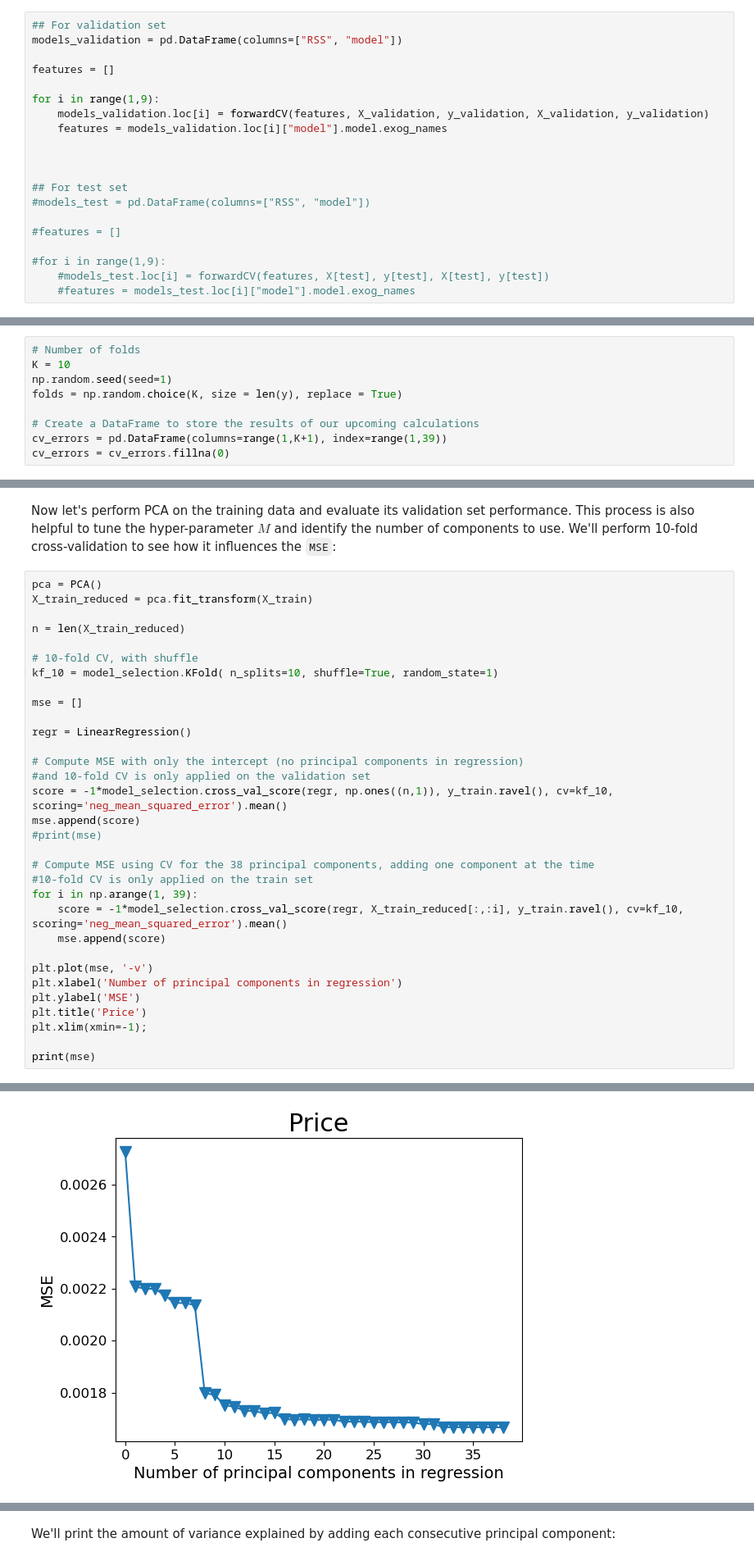
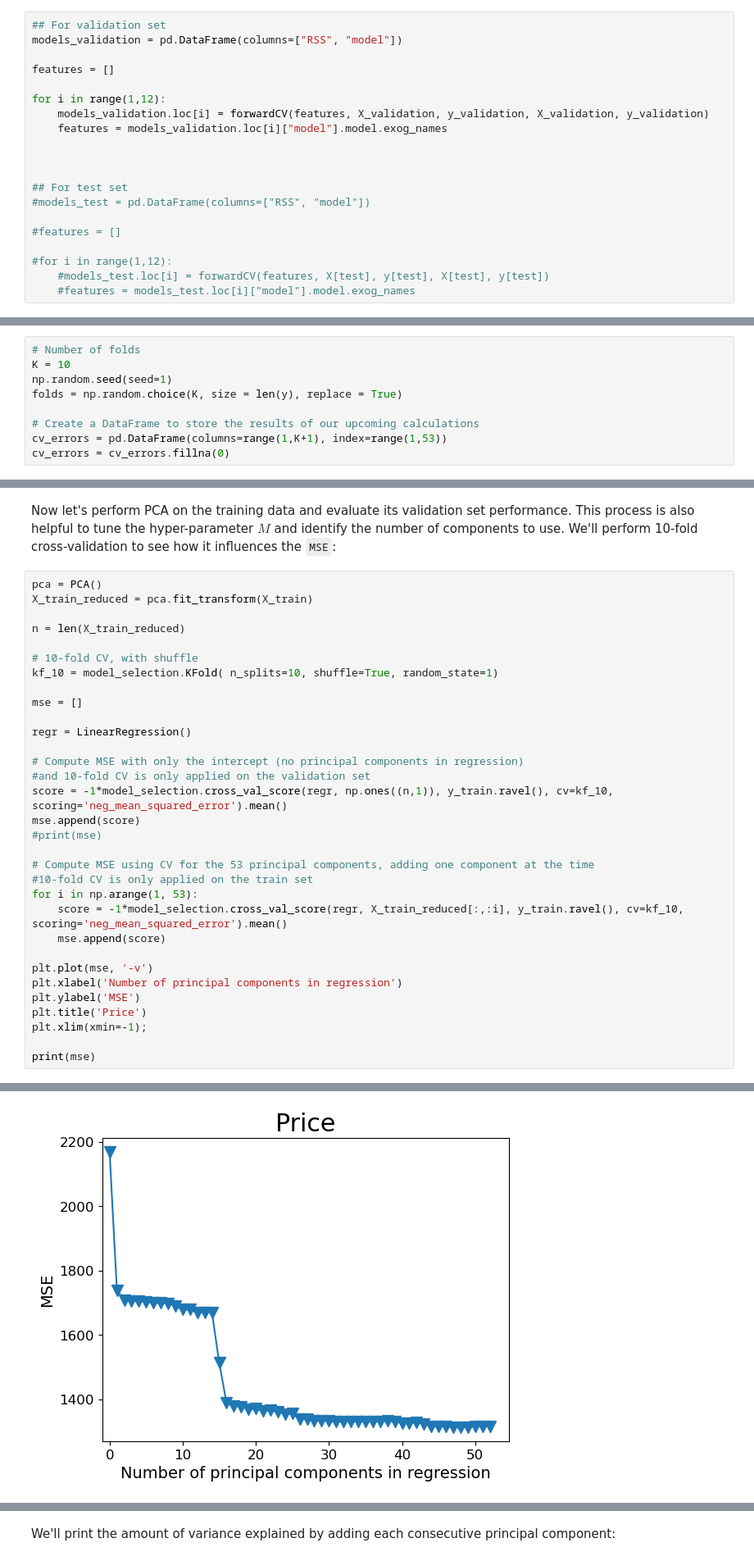
Before and after one commit to AlbanemchtCs/ml-project, a Jupyter notebook: preprocessing/dimensionality_reduction/reducdim.ipynb, the cells around one changed output, grey strips where cells are left out. Shown at 82% size. Drawn from its saved outputs; the diff is of its cells as text.

Commit message:
Results changed due to a modification in data_cleaning

```diff
--- a/preprocessing/dimensionality_reduction/reducdim.ipynb
+++ b/preprocessing/dimensionality_reduction/reducdim.ipynb
@@ -661,7 +643,7 @@ models_validation = pd.DataFrame(columns=["RSS", "model"])
 
 features = []
 
-for i in range(1,9):
+for i in range(1,12):
     models_validation.loc[i] = forwardCV(features, X_validation, y_validation, X_validation, y_validation)
     features = models_validation.loc[i]["model"].model.exog_names
 
@@ -672,7 +654,7 @@ for i in range(1,9):
 
 #features = []
 
-#for i in range(1,9):
+#for i in range(1,12):
     #models_test.loc[i] = forwardCV(features, X[test], y[test], X[test], y[test])
     #features = models_test.loc[i]["model"].model.exog_names
 # %% [markdown]
@@ -686,7 +668,7 @@ np.random.seed(seed=1)
 folds = np.random.choice(K, size = len(y), replace = True)
 
 # Create a DataFrame to store the results of our upcoming calculations
-cv_errors = pd.DataFrame(columns=range(1,K+1), index=range(1,39))
+cv_errors = pd.DataFrame(columns=range(1,K+1), index=range(1,53))
 cv_errors = cv_errors.fillna(0)
 # %% [markdown]
 Now let's write a for loop that performs cross-validation. In the  `K`th fold, the elements of folds that equal `K` are in the validation set, and the remainder are in the training set. We make our predictions for each model size, compute the validation errors on the appropriate subset, and store them in the appropriate slot in the matrix `cv_errors`.
@@ -872,9 +854,9 @@ score = -1*model_selection.cross_val_score(regr, np.ones((n,1)), y_train.ravel()
 mse.append(score)
 #print(mse)
 
-# Compute MSE using CV for the 38 principal components, adding one component at the time
+# Compute MSE using CV for the 53 principal components, adding one component at the time
 #10-fold CV is only applied on the train set
-for i in np.arange(1, 39):
+for i in np.arange(1, 53):
     score = -1*model_selection.cross_val_score(regr, X_train_reduced[:,:i], y_train.ravel(), cv=kf_10, scoring='neg_mean_squared_error').mean()
     mse.append(score)
 
@@ -890,2 +872,2 @@ print(mse)
-[figure, old version]
+[figure, new version]
 # %% [markdown]
```
Also changed, not shown: parts of 46 cells of this notebook.
